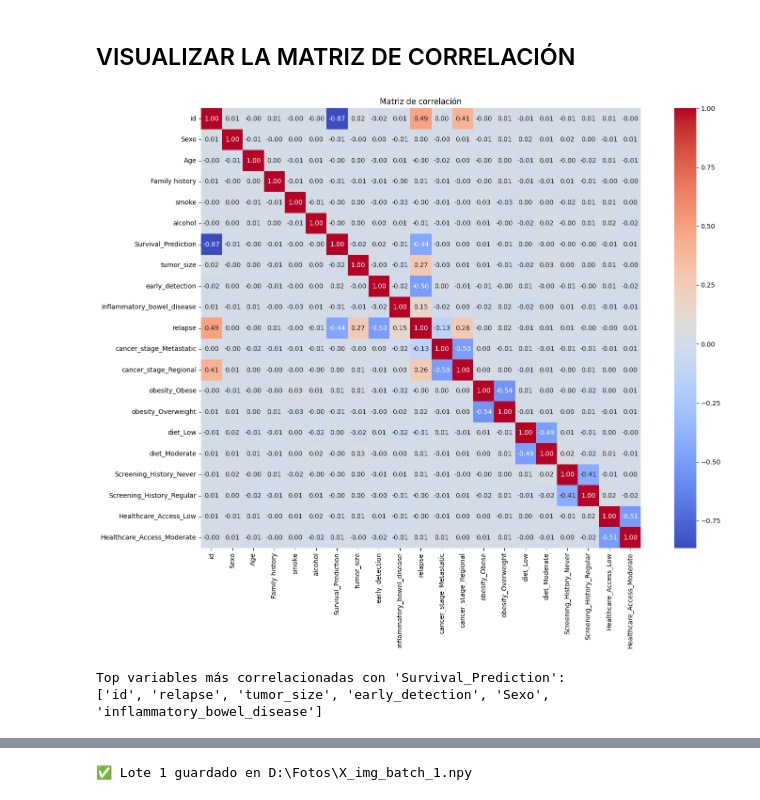
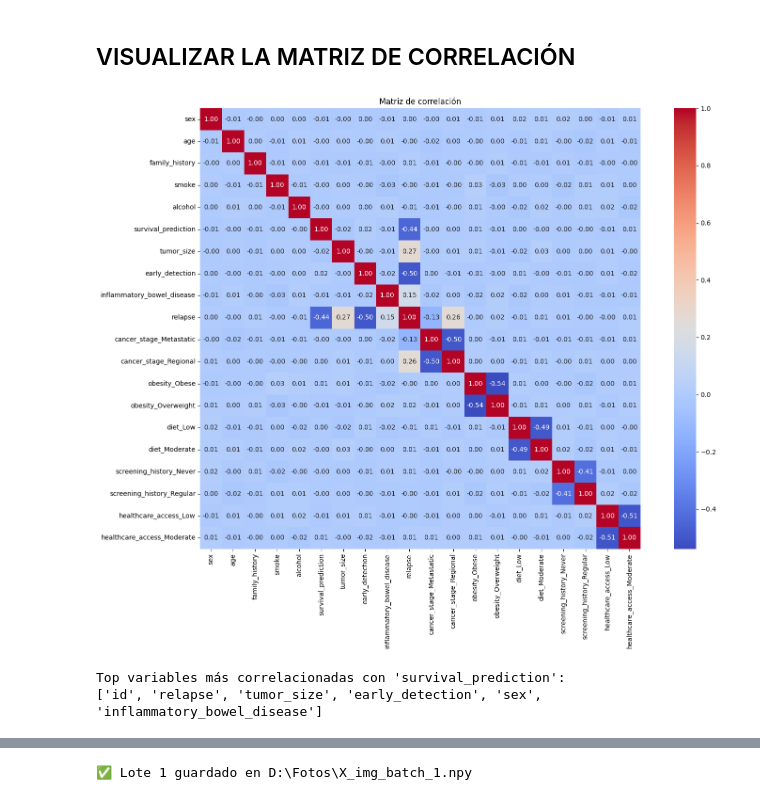
Before and after one commit to Dekiuv/Detecci-nCancer, a Jupyter notebook: data_exploring.ipynb, the cells around one changed output, grey strips where cells are left out. Drawn from its saved outputs; the diff is of its cells as text; code cells hidden in the pictures.

Commit message:
changed column names (lower/english)

```diff
--- a/data_exploring.ipynb
+++ b/data_exploring.ipynb
@@ -82,7 +82,7 @@ relapse                       object
 Imagename                     object
 dtype: object
 # %%
-df_merged_dummies = pd.get_dummies(df_merged, columns=['cancer_stage', 'obesity', 'diet', 'Screening_History', 'Healthcare_Access'], drop_first=True, dtype=int)
+df_merged_dummies = pd.get_dummies(df_merged, columns=['cancer_stage', 'obesity', 'diet', 'screening_history', 'healthcare_access'], drop_first=True, dtype=int)
 
 # Reemplazamos 'Yes' y 'No' por 1 y 0 en todo el DataFrame
 df_merged_dummies = df_merged_dummies.replace({'Yes': 1, 'No': 0})
@@ -97,18 +97,20 @@ df_merged_dummies.to_csv("data/merged_dummies.csv",index=False)
 # %%
 import seaborn as sns
 import matplotlib.pyplot as plt
 
+df_sin_id = df_merged_dummies.drop(columns=['id'])
+
 # Calculamos la matriz de correlación
-correlation_matrix = df_merged_dummies.corr(numeric_only=True)
+correlation_matrix = df_sin_id.corr(numeric_only=True)
 
 # Creamos la visualización
 plt.figure(figsize=(16, 12))
 sns.heatmap(correlation_matrix, annot=True, fmt=".2f", cmap="coolwarm", square=True)
 plt.title('Matriz de correlación')
 plt.tight_layout()
 plt.show()
 # %% [output]
-[figure, old version]
+[figure, new version]
 # %%
 import pandas as pd
 
@@ -116,18 +118,18 @@ import pandas as pd
 df = pd.read_csv("data/merged_dummies.csv")  # (usamos / por compatibilidad)
 
 # Calcular correlación con la variable objetivo 'survival_prediction'
-correlaciones = df.corr(numeric_only=True)['Survival_Prediction'].drop('Survival_Prediction')
+correlaciones = df.corr(numeric_only=True)['survival_prediction'].drop('survival_prediction')
 
 # Ordenar por correlación absoluta descendente
 correlaciones_ordenadas = correlaciones.abs().sort_values(ascending=False)
 
 # Ver top 15 más correlacionadas
 top_variables = correlaciones_ordenadas.head(6).index.tolist()
-print("Top variables más correlacionadas con 'Survival_Prediction':")
+print("Top variables más correlacionadas con 'survival_prediction':")
 print(top_variables)
 # %% [output]
-Top variables más correlacionadas con 'Survival_Prediction':
-['id', 'relapse', 'tumor_size', 'early_detection', 'Sexo', 'inflammatory_bowel_disease']
+Top variables más correlacionadas con 'survival_prediction':
+['id', 'relapse', 'tumor_size', 'early_detection', 'sex', 'inflammatory_bowel_disease']
 # %%
 import pandas as pd
 
```
Also changed, not shown: parts of 5 cells of this notebook, 4 other files.
